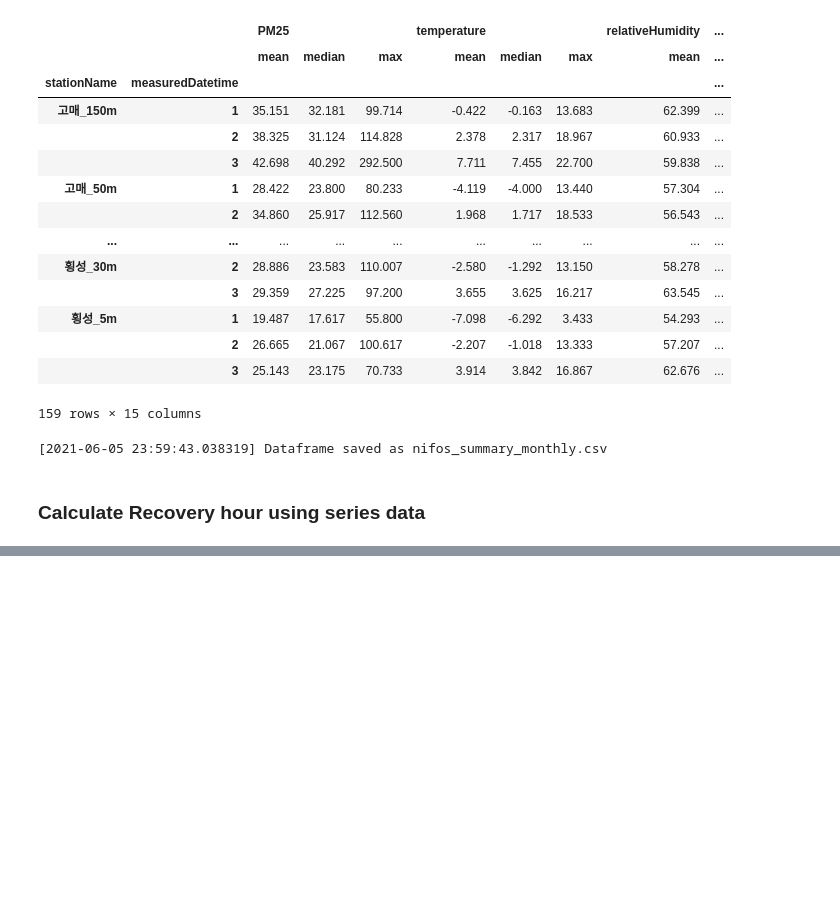
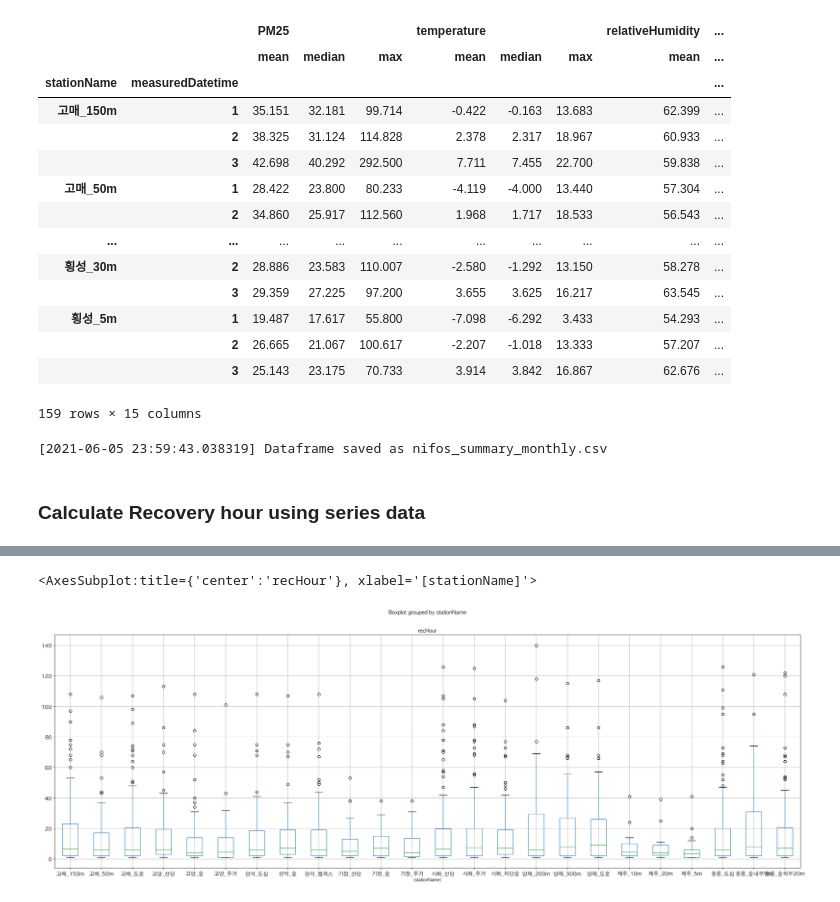
Before and after one commit to graphy-young/endslab, a Jupyter notebook: nifos/nifos_analysis.ipynb, the cells around one changed output, grey strips where cells are left out. Cells and saved outputs as stored; diff of their text form; code cells hidden in the pictures; blank space fills up the shorter version.

```diff
--- a/nifos/nifos_analysis.ipynb
+++ b/nifos/nifos_analysis.ipynb
@@ -319,3 +335,8 @@ rechour_summary.to_csv('rechour_summary.csv')
 
 rechour_summary_monthly = nifos_rechour.groupby([separatorColumn, nifos_rechour[datetimeColumn].dt.month]).agg(['mean', 'median', 'max']).round(3)
 rechour_summary_monthly.to_csv('rechour_summary_monthly.csv')
+# %%
+nifos_rechour[[separatorColumn, 'recHour']].boxplot(by=separatorColumn, figsize=(30, 10), fontsize='large')
+# %% [output]
+<AxesSubplot:title={'center':'recHour'}, xlabel='[stationName]'>
+[figure, added]
```
Also changed, not shown: parts of 9 cells of this notebook.
